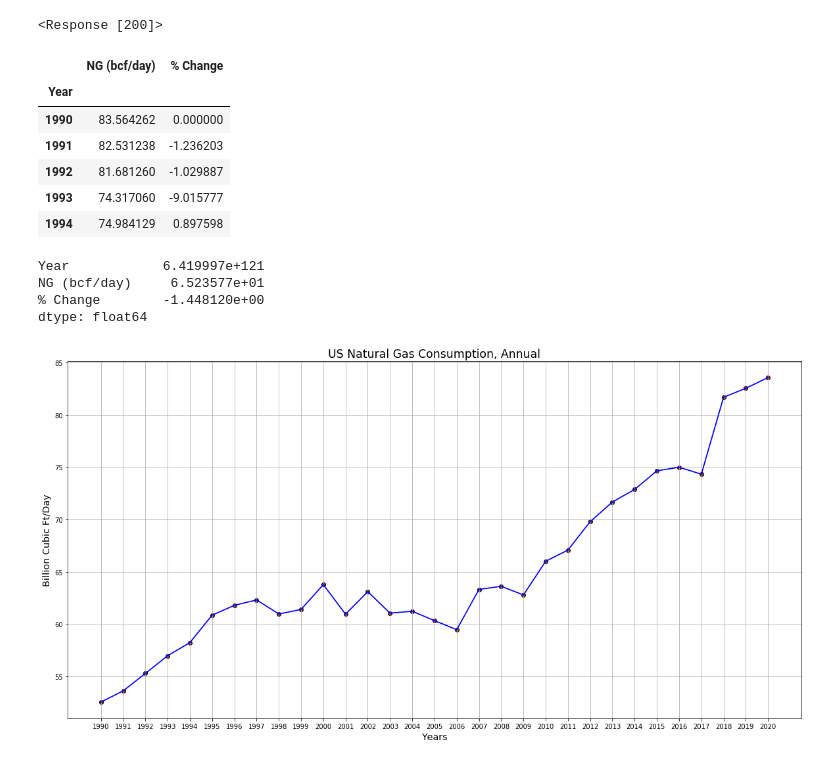
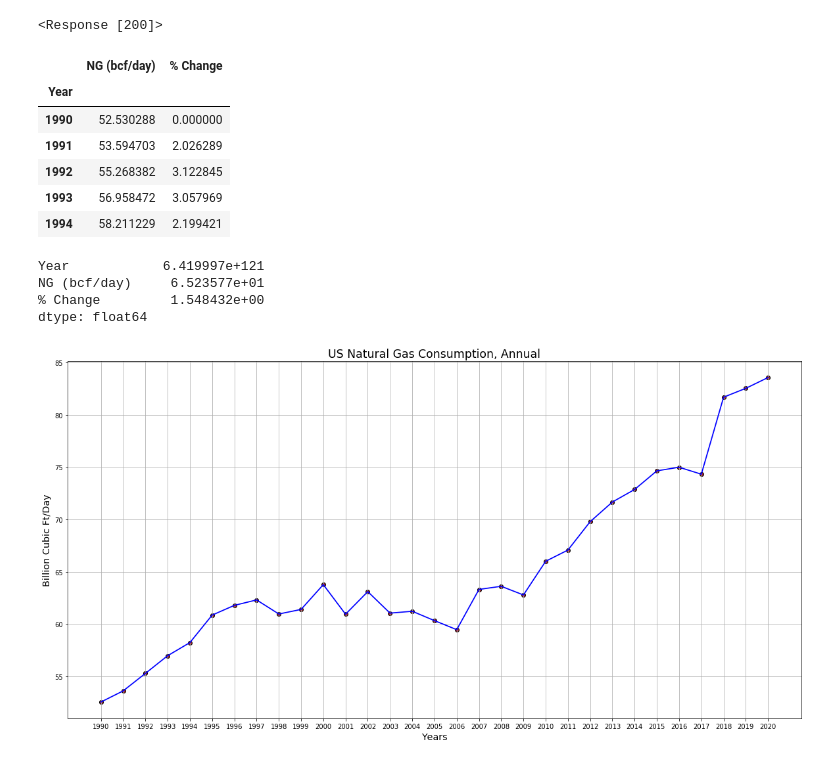
Before and after one commit to us-energy-analysis/Energy-analysis, a Jupyter notebook: USFossilFuelConsumption.ipynb, the cells around one changed output. Cells and saved outputs as stored; diff of their text form; code cells hidden in the pictures.

```diff
--- a/USFossilFuelConsumption.ipynb
+++ b/USFossilFuelConsumption.ipynb
@@ -36,11 +36,11 @@ petroleum = petroleum_consumption[::-1]
 # Loop through to calculate the annual percent change
 i = 0
 percent_change_petro = []
-for x in petroleum_consumption:
+for x in petroleum:
     if(i == 0):
         percent_change_petro.append(0)
     else:
-        percent_change_petro.append( (x - petroleum_consumption[i-1])/ petroleum_consumption[i-1] * 100)
+        percent_change_petro.append( (x - petroleum[i-1])/ petroleum[i-1] * 100)
     i += 1
 # %%
 # Create DataFrame displaying annual percent change
@@ -121,35 +132,35 @@ natural_gas = natural_gas_consumption[::-1]
 # Loop through to calculate the annual percent change
 i = 0
 percent_change_natgas = []
-for x in natural_gas_consumption:
+for x in natural_gas:
     if(i == 0):
         percent_change_natgas.append(0)
     else:
-        percent_change_natgas.append( (x - natural_gas_consumption[i-1])/ natural_gas_consumption[i-1] * 100)
+        percent_change_natgas.append( (x - natural_gas[i-1])/ natural_gas[i-1] * 100)
     i += 1
 # %%
 # Determine year to year percent change
 ng_consumption_bcf_df = pd.DataFrame({
-    'Year': years[0:31],
-    'NG (bcf/day)': natural_gas_consumption[0:31],
+    'Year': years,
+    'NG (bcf/day)': natural_gas,
     '% Change': percent_change_natgas
 })
 ng_consumption_bcf_df.set_index("Year").head()
 # %% [output]
 |  | NG (bcf/day) | % Change |
 | Year |  |  |
-| 1990 | 83.564262 | 0.000000 |
-| 1991 | 82.531238 | -1.236203 |
-| 1992 | 81.681260 | -1.029887 |
-| 1993 | 74.317060 | -9.015777 |
-| 1994 | 74.984129 | 0.897598 |
+| 1990 | 52.530288 | 0.000000 |
+| 1991 | 53.594703 | 2.026289 |
+| 1992 | 55.268382 | 3.122845 |
+| 1993 | 56.958472 | 3.057969 |
+| 1994 | 58.211229 | 2.199421 |
 # %%
 # calculate average percent change over thirty years
 ng_consumption_bcf_df.mean()
 # %% [output]
 Year            6.419997e+121
 NG (bcf/day)     6.523577e+01
-% Change        -1.448120e+00
+% Change         1.548432e+00
 dtype: float64
 # %%
 #  Export file as a CSV, without the Pandas index, but with the header
```
Also changed, not shown: parts of 12 cells of this notebook.
